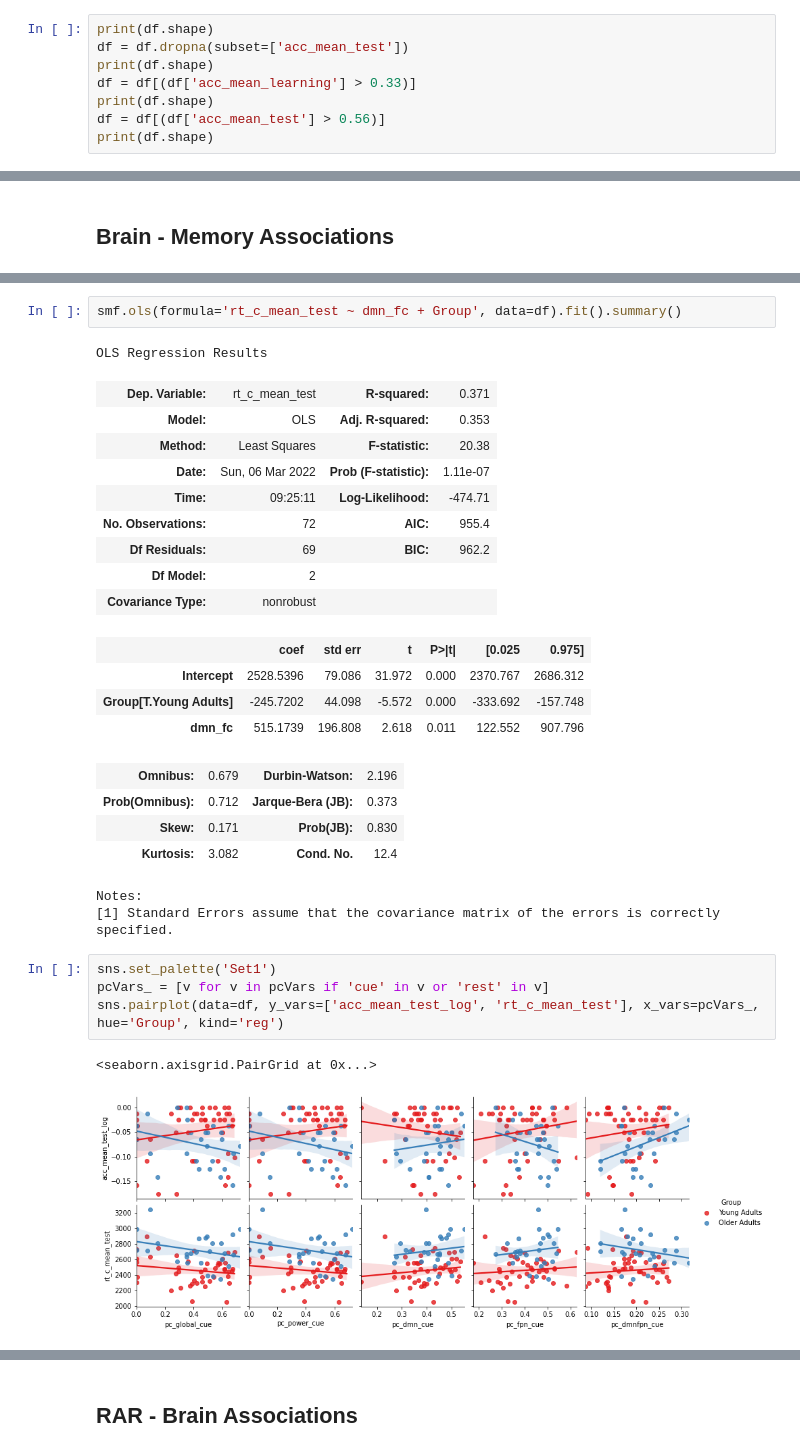
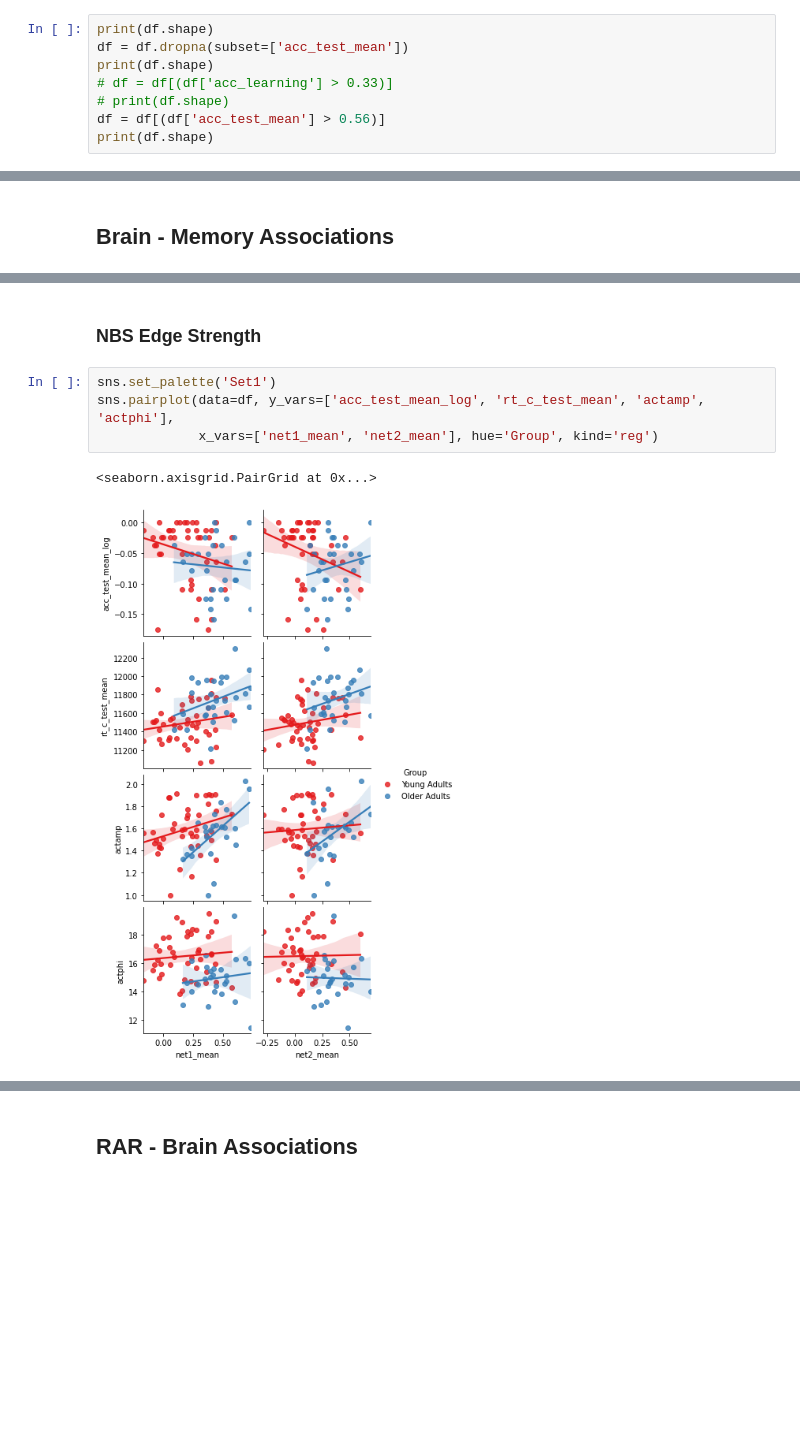
Before and after one commit to mcmahonmc/dissertation, a Jupyter notebook: Statistics.ipynb, the cells around one changed output, grey strips where cells are left out. Saved outputs shown, nothing was run; the diff lists cells and outputs as text; blank space fills up the shorter version.

```diff
--- a/Statistics.ipynb
+++ b/Statistics.ipynb
@@ -57,10 +57,10 @@ Set the environment variable OUTDATED_IGNORE=1 to disable these warnings.
 ## Data quality <a id='qa'></a>
 # %%
 print(df.shape)
-df = df.dropna(subset=['acc_mean_test'])
+df = df.dropna(subset=['acc_test_mean'])
 print(df.shape)
-df = df[(df['acc_mean_learning'] > 0.33)]
+# df = df[(df['acc_learning'] > 0.33)]
+# print(df.shape)
+df = df[(df['acc_test_mean'] > 0.56)]
 print(df.shape)
-df = df[(df['acc_mean_test'] > 0.56)]
-print(df.shape)
 # %% [output]
@@ -957,30 +970,9 @@ Notes:
-# %%
-smf.ols(formula='rt_c_mean_test ~ dmn_fc + Group', data=df).fit().summary()
-# %% [output]
-OLS Regression Results
-| Dep. Variable: | rt_c_mean_test | R-squared: | 0.371 |
-| Model: | OLS | Adj. R-squared: | 0.353 |
-| Method: | Least Squares | F-statistic: | 20.38 |
-| Date: | Sun, 06 Mar 2022 | Prob (F-statistic): | 1.11e-07 |
-| Time: | 09:25:11 | Log-Likelihood: | -474.71 |
-| No. Observations: | 72 | AIC: | 955.4 |
-| Df Residuals: | 69 | BIC: | 962.2 |
-| Df Model: | 2 |  |  |
-| Covariance Type: | nonrobust |  |  |
-|  | coef | std err | t | P>|t| | [0.025 | 0.975] |
-| Intercept | 2528.5396 | 79.086 | 31.972 | 0.000 | 2370.767 | 2686.312 |
-| Group[T.Young Adults] | -245.7202 | 44.098 | -5.572 | 0.000 | -333.692 | -157.748 |
-| dmn_fc | 515.1739 | 196.808 | 2.618 | 0.011 | 122.552 | 907.796 |
-| Omnibus: | 0.679 | Durbin-Watson: | 2.196 |
-| Prob(Omnibus): | 0.712 | Jarque-Bera (JB): | 0.373 |
-| Skew: | 0.171 | Prob(JB): | 0.830 |
-| Kurtosis: | 3.082 | Cond. No. | 12.4 |
-Notes:
-[1] Standard Errors assume that the covariance matrix of the errors is correctly specified.
+# %% [markdown]
+### NBS Edge Strength
 # %%
 sns.set_palette('Set1')
-pcVars_ = [v for v in pcVars if 'cue' in v or 'rest' in v]
-sns.pairplot(data=df, y_vars=['acc_mean_test_log', 'rt_c_mean_test'], x_vars=pcVars_, hue='Group', kind='reg')
+sns.pairplot(data=df, y_vars=['acc_test_mean_log', 'rt_c_test_mean', 'actamp', 'actphi'],
+             x_vars=['net1_mean', 'net2_mean'], hue='Group', kind='reg')
 # %% [output]
 <seaborn.axisgrid.PairGrid at 0x...>
-[figure, old version]
+[figure, new version]
```
Also changed, not shown: parts of 153 cells of this notebook, 22 other files.
